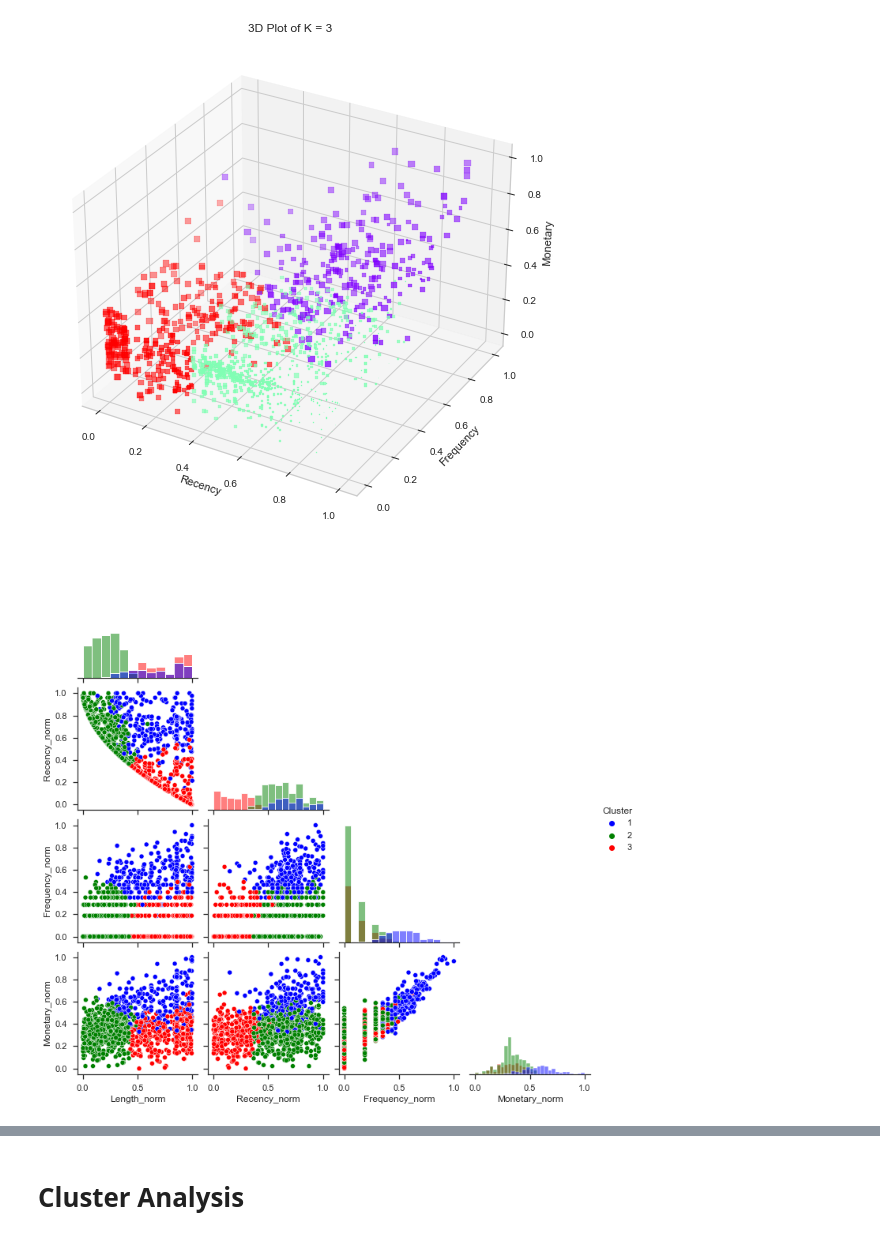
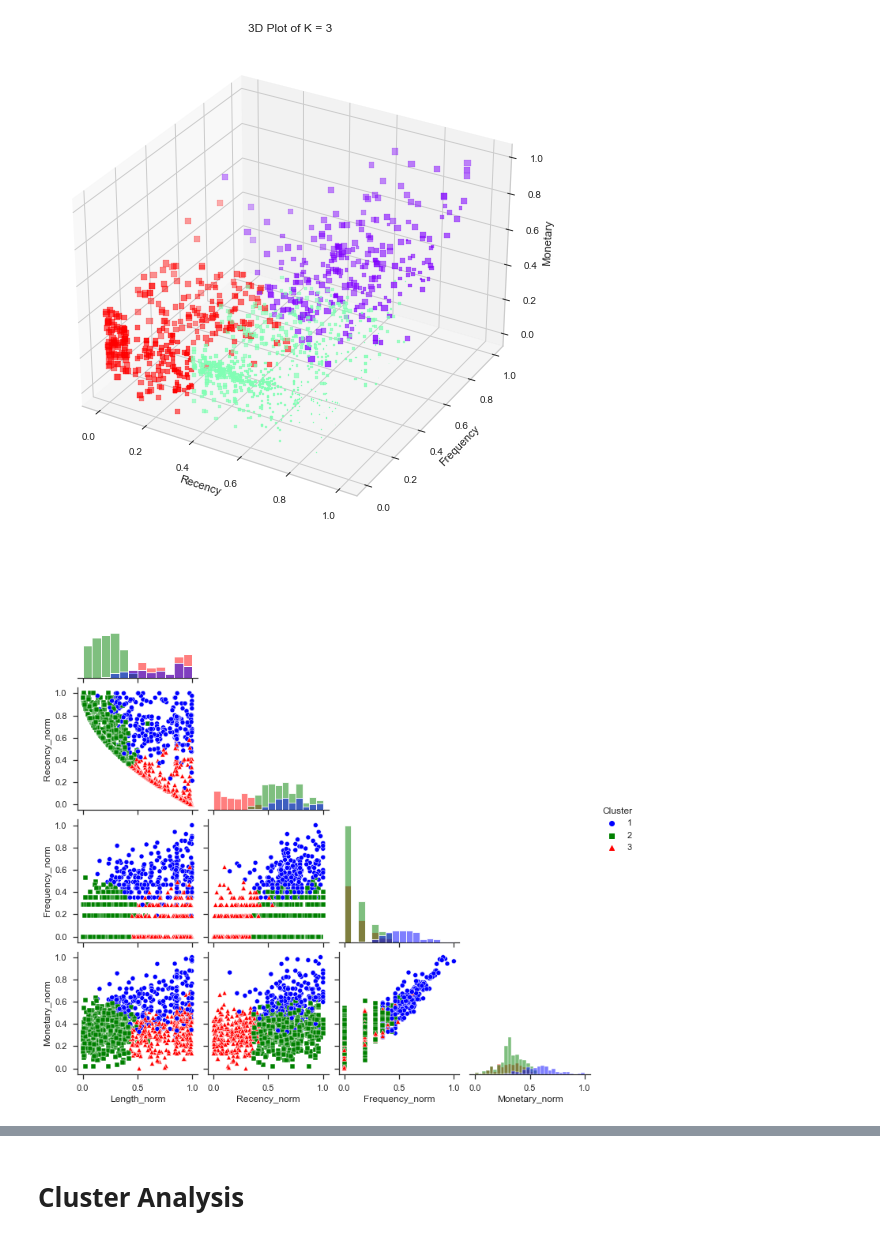
Before and after one commit to hammamnash/LRFM-Kmeans-Clustering, a Jupyter notebook: TA Hammam Clustering.ipynb, the cells around one changed output, grey strips where cells are left out. Drawn from its saved outputs; the diff is of its cells as text; code cells hidden in the pictures.

Commit message:
fix matrix scatterplot

```diff
--- a/TA Hammam Clustering.ipynb
+++ b/TA Hammam Clustering.ipynb
@@ -651,11 +651,11 @@ plt.savefig('Grafik/Cluster_is_3-3dplot.png', format='png', dpi=300)
 # %%
 #matrix scatterplot
 sns.set_theme(style="ticks")
 scat = df_lrfm_all.iloc[:,-5:]
-sns.pairplot(scat, hue='Cluster', palette= {1: "blue", 2: "green", 3: "red"}, diag_kind="hist", corner=True)
+sns.pairplot(scat, hue='Cluster', palette= {1: "blue", 2: "green", 3: "red"}, markers={1: "o", 2: "s", 3: "^"}, diag_kind="hist", corner=True)
 plt.savefig('Grafik/Cluster_is_3-3dplot.png', format='png', dpi=300)
 # %% [output]
-[figure, old version]
+[figure, new version]
 # %%
 #Snake Plot
 plt.figure(figsize=(16, 8))
```
Also changed, not shown: parts of 19 cells of this notebook, 1 other file.
